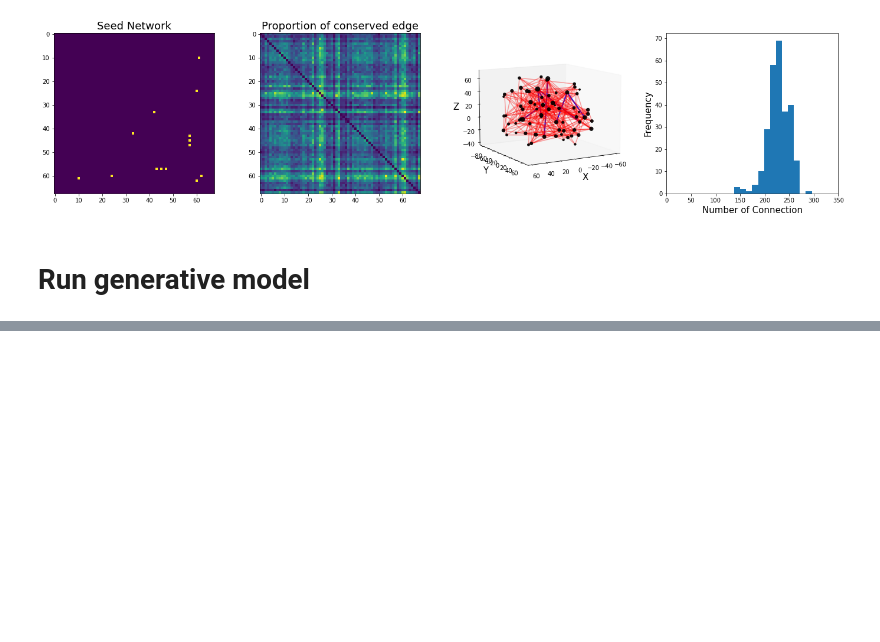
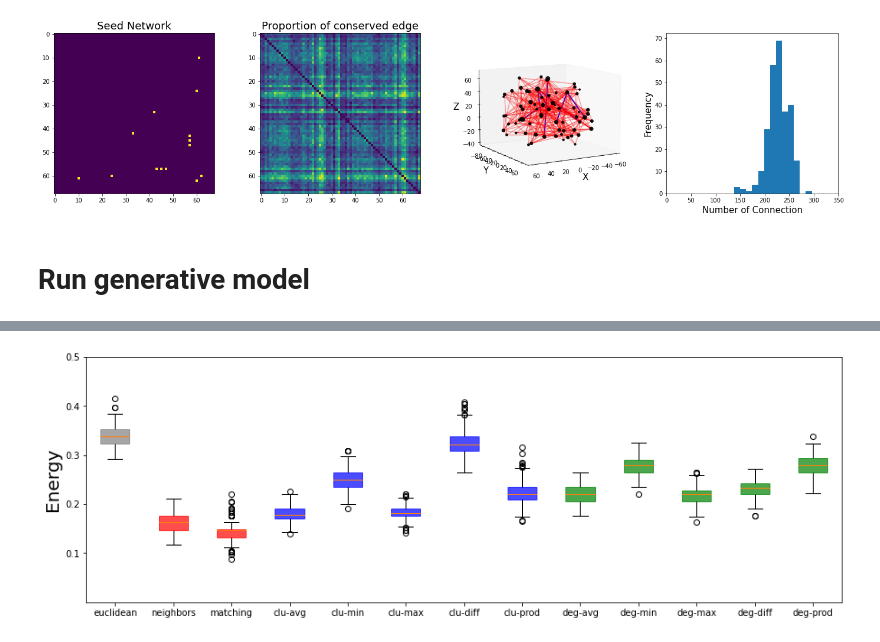
Before and after one commit to duzc-Repos/Code_for_Reproduction, a Jupyter notebook: 2021_NC_DanyalAkarca/generative_model_exploration.ipynb, the cells around one changed output, grey strips where cells are left out. Saved outputs shown, nothing was run; the diff lists cells and outputs as text; code cells hidden in the pictures; blank space fills up the shorter version.

```diff
--- a/2021_NC_DanyalAkarca/generative_model_exploration.ipynb
+++ b/2021_NC_DanyalAkarca/generative_model_exploration.ipynb
@@ -195,0 +187,4 @@ IndexError: index 2278 is out of bounds for axis 0 with size 2278
+# %%
+e = generative10000_energy[:, :, 0]
+p1 = generative10000_parameters[:, :, 0, 0]
+p2 = generative10000_parameters[:, :, 0, 1]
@@ -196,2 +267,17 @@ IndexError: index 2278 is out of bounds for axis 0 with size 2278
+# %%
+color = ['gray'] + ['red']*2 + ['blue']*5 + ['green'] * 5
+plt.figure(figsize=(15, 5))
+bp = plt.boxplot(e, patch_artist=True)
+for i, c in enumerate(color):
+    bp['boxes'][i].set(alpha=0.7, color=color[i])
+
+plt.xticks(np.arange(1, 14), model_type)
+plt.ylim(0, 0.5)
+plt.yticks([0.1, 0.2, 0.3, 0.4, 0.5 ], [0.1, 0.2, 0.3, 0.4, 0.5 ])
+plt.ylabel("Energy", size=20)
+plt.show()
+plt.close()
+# %% [output]
+[figure, added]
 # %%
 # %% [output]
```
Also changed, not shown: parts of 17 cells of this notebook.
